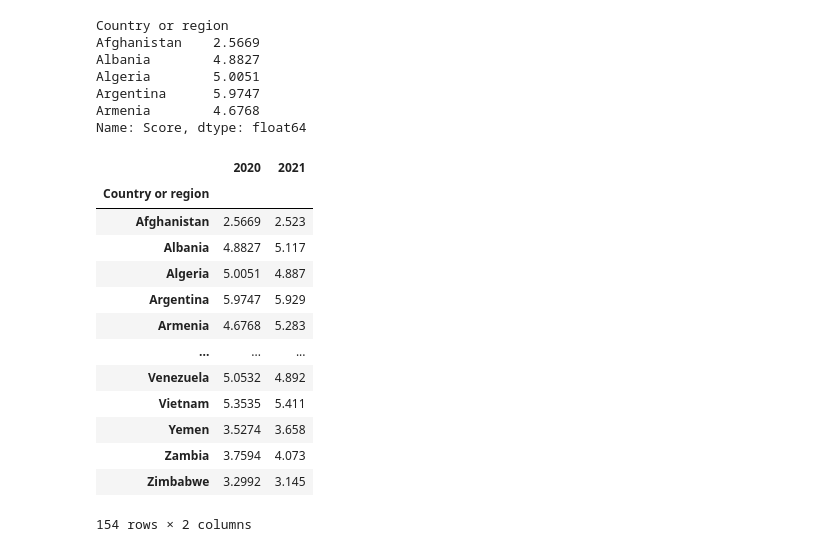
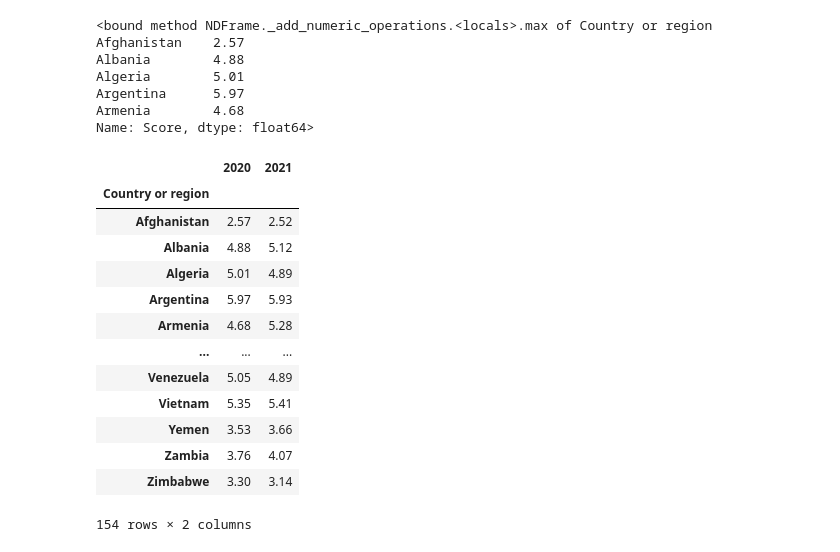
Before and after one commit to ouzgrp/project1bootcamp, a Jupyter notebook: Happiness_analysis.ipynb, the cells around one changed output. Saved outputs shown, nothing was run; the diff lists cells and outputs as text; code cells hidden in the pictures.

```diff
--- a/Happiness_analysis.ipynb
+++ b/Happiness_analysis.ipynb
@@ -100,33 +116,33 @@ combined_countries[(combined_countries["Year"] == 2020)]
 country_score_2020 = score_2020.groupby(["Country or region"]).mean ()["Score"]
 country_score_2021 = score_2021.groupby(["Country or region"]).mean ()["Score"]
 # %%
-country_score_2020.head()
+country_score_2020.round(decimals = 2).head()
 # %% [output]
-Country or region
-Afghanistan    2.5669
-Albania        4.8827
-Algeria        5.0051
-Argentina      5.9747
-Armenia        4.6768
-Name: Score, dtype: float64
+<bound method NDFrame._add_numeric_operations.<locals>.max of Country or region
+Afghanistan    2.57
+Albania        4.88
+Algeria        5.01
+Argentina      5.97
+Armenia        4.68
+Name: Score, dtype: float64>
 # %%
 scores_by_year = pd.DataFrame({
     "2020": country_score_2020,
     "2021": country_score_2021})
 # %%
-scores_by_year
+scores_by_year.round(decimals = 2)
 # %% [output]
 |  | 2020 | 2021 |
 | Country or region |  |  |
-| Afghanistan | 2.5669 | 2.523 |
-| Albania | 4.8827 | 5.117 |
-| Algeria | 5.0051 | 4.887 |
-| Argentina | 5.9747 | 5.929 |
-| Armenia | 4.6768 | 5.283 |
+| Afghanistan | 2.57 | 2.52 |
+| Albania | 4.88 | 5.12 |
+| Algeria | 5.01 | 4.89 |
+| Argentina | 5.97 | 5.93 |
+| Armenia | 4.68 | 5.28 |
 | ... | ... | ... |
-| Venezuela | 5.0532 | 4.892 |
-| Vietnam | 5.3535 | 5.411 |
-| Yemen | 3.5274 | 3.658 |
-| Zambia | 3.7594 | 4.073 |
-| Zimbabwe | 3.2992 | 3.145 |
+| Venezuela | 5.05 | 4.89 |
+| Vietnam | 5.35 | 5.41 |
+| Yemen | 3.53 | 3.66 |
+| Zambia | 3.76 | 4.07 |
+| Zimbabwe | 3.30 | 3.14 |
 154 rows × 2 columns
```
Also changed, not shown: parts of 7 cells of this notebook.
